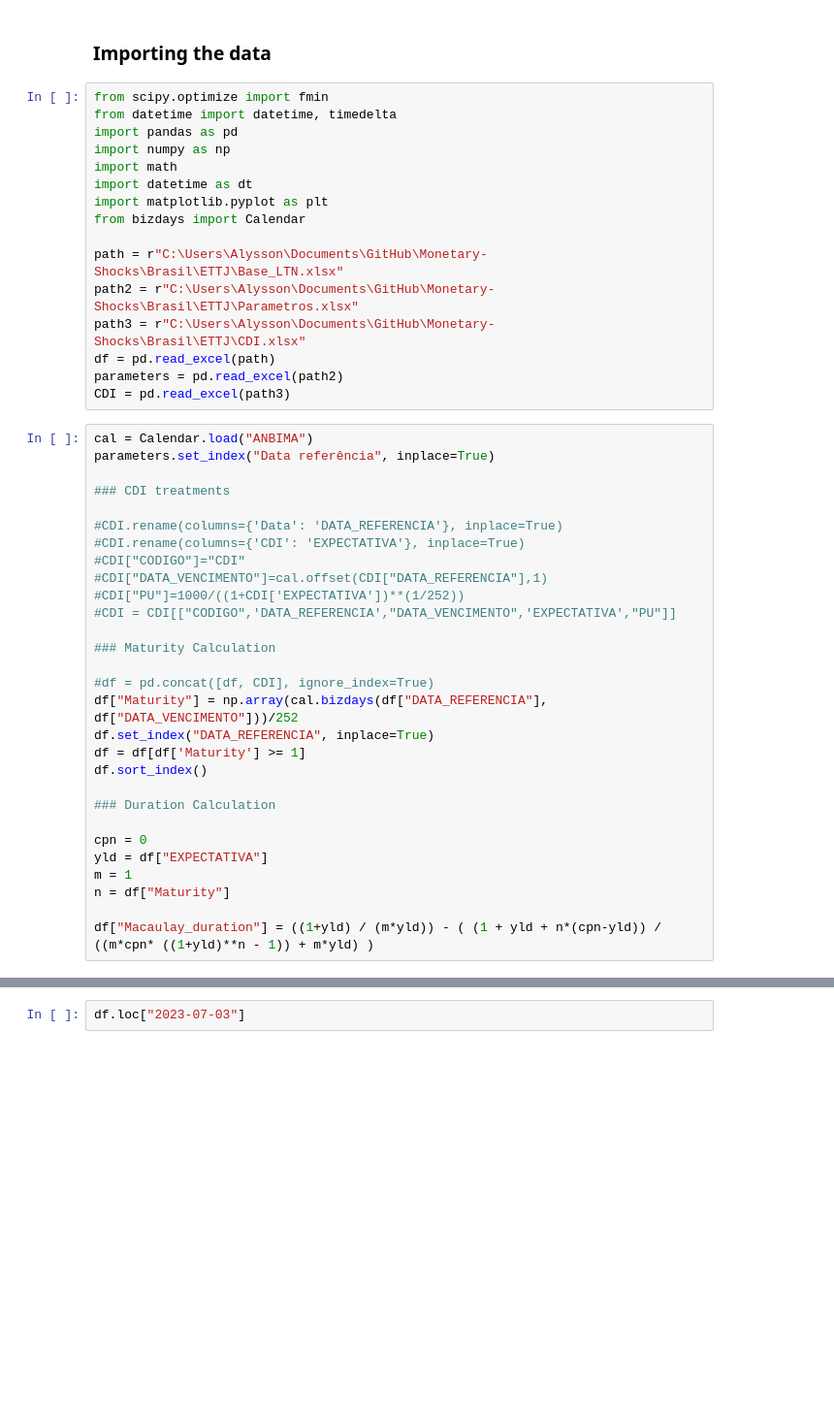
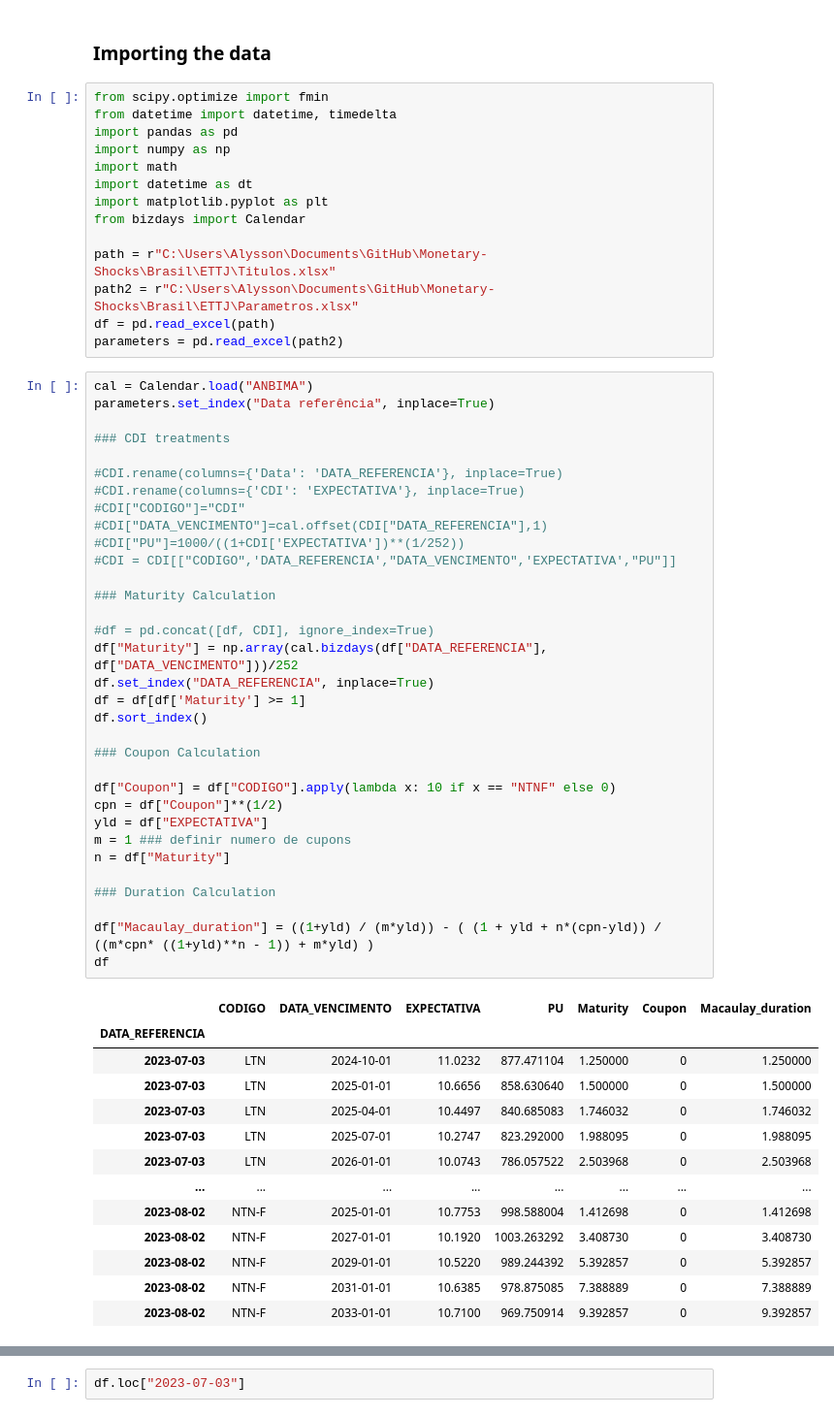
Before and after one commit to araujogab/Genetic-Algorithm, a Jupyter notebook: Old Versions/Svensson - v2.ipynb, the cells around one changed output, grey strips where cells are left out. Shown: that part at 97% size. Saved outputs shown, nothing was run; the diff lists cells and outputs as text; blank space fills up the shorter version.

```diff
--- a/Svensson - v2.ipynb
+++ b/Old Versions/Svensson - v2.ipynb
@@ -18,38 +18,54 @@ import datetime as dt
 import matplotlib.pyplot as plt
 from bizdays import Calendar
 
-path = r"C:\Users\Alysson\Documents\GitHub\Monetary-Shocks\Brasil\ETTJ\Base_LTN.xlsx"
+path = r"C:\Users\Alysson\Documents\GitHub\Monetary-Shocks\Brasil\ETTJ\Titulos.xlsx"
 path2 = r"C:\Users\Alysson\Documents\GitHub\Monetary-Shocks\Brasil\ETTJ\Parametros.xlsx"
-path3 = r"C:\Users\Alysson\Documents\GitHub\Monetary-Shocks\Brasil\ETTJ\CDI.xlsx"
 df = pd.read_excel(path)
 parameters = pd.read_excel(path2)
-CDI = pd.read_excel(path3)
 # %%
 cal = Calendar.load("ANBIMA")
 parameters.set_index("Data referência", inplace=True)
 
 ### CDI treatments
 
 #CDI.rename(columns={'Data': 'DATA_REFERENCIA'}, inplace=True)
 #CDI.rename(columns={'CDI': 'EXPECTATIVA'}, inplace=True)
 #CDI["CODIGO"]="CDI"
 #CDI["DATA_VENCIMENTO"]=cal.offset(CDI["DATA_REFERENCIA"],1)
 #CDI["PU"]=1000/((1+CDI['EXPECTATIVA'])**(1/252))
 #CDI = CDI[["CODIGO",'DATA_REFERENCIA',"DATA_VENCIMENTO",'EXPECTATIVA',"PU"]]
 
 ### Maturity Calculation
 
 #df = pd.concat([df, CDI], ignore_index=True)
 df["Maturity"] = np.array(cal.bizdays(df["DATA_REFERENCIA"], df["DATA_VENCIMENTO"]))/252
 df.set_index("DATA_REFERENCIA", inplace=True)
 df = df[df['Maturity'] >= 1]
 df.sort_index()
 
+### Coupon Calculation
+
+df["Coupon"] = df["CODIGO"].apply(lambda x: 10 if x == "NTNF" else 0)
+cpn = df["Coupon"]**(1/2)
+yld = df["EXPECTATIVA"]
+m = 1 ### definir numero de cupons
+n = df["Maturity"]
+
 ### Duration Calculation
 
-cpn = 0
-yld = df["EXPECTATIVA"]
-m = 1
-n = df["Maturity"]
-
 df["Macaulay_duration"] = ((1+yld) / (m*yld)) - ( (1 + yld + n*(cpn-yld)) / ((m*cpn* ((1+yld)**n - 1)) + m*yld) )
+df
+# %% [output]
+|  | CODIGO | DATA_VENCIMENTO | EXPECTATIVA | PU | Maturity | Coupon | Macaulay_duration |
+| DATA_REFERENCIA |  |  |  |  |  |  |  |
+| 2023-07-03 | LTN | 2024-10-01 | 11.0232 | 877.471104 | 1.250000 | 0 | 1.250000 |
+| 2023-07-03 | LTN | 2025-01-01 | 10.6656 | 858.630640 | 1.500000 | 0 | 1.500000 |
+| 2023-07-03 | LTN | 2025-04-01 | 10.4497 | 840.685083 | 1.746032 | 0 | 1.746032 |
+| 2023-07-03 | LTN | 2025-07-01 | 10.2747 | 823.292000 | 1.988095 | 0 | 1.988095 |
+| 2023-07-03 | LTN | 2026-01-01 | 10.0743 | 786.057522 | 2.503968 | 0 | 2.503968 |
+| ... | ... | ... | ... | ... | ... | ... | ... |
+| 2023-08-02 | NTN-F | 2025-01-01 | 10.7753 | 998.588004 | 1.412698 | 0 | 1.412698 |
+| 2023-08-02 | NTN-F | 2027-01-01 | 10.1920 | 1003.263292 | 3.408730 | 0 | 3.408730 |
+| 2023-08-02 | NTN-F | 2029-01-01 | 10.5220 | 989.244392 | 5.392857 | 0 | 5.392857 |
+| 2023-08-02 | NTN-F | 2031-01-01 | 10.6385 | 978.875085 | 7.388889 | 0 | 7.388889 |
+| 2023-08-02 | NTN-F | 2033-01-01 | 10.7100 | 969.750914 | 9.392857 | 0 | 9.392857 |
```
Also changed, not shown: parts of 5 cells of this notebook, 7 other files.
